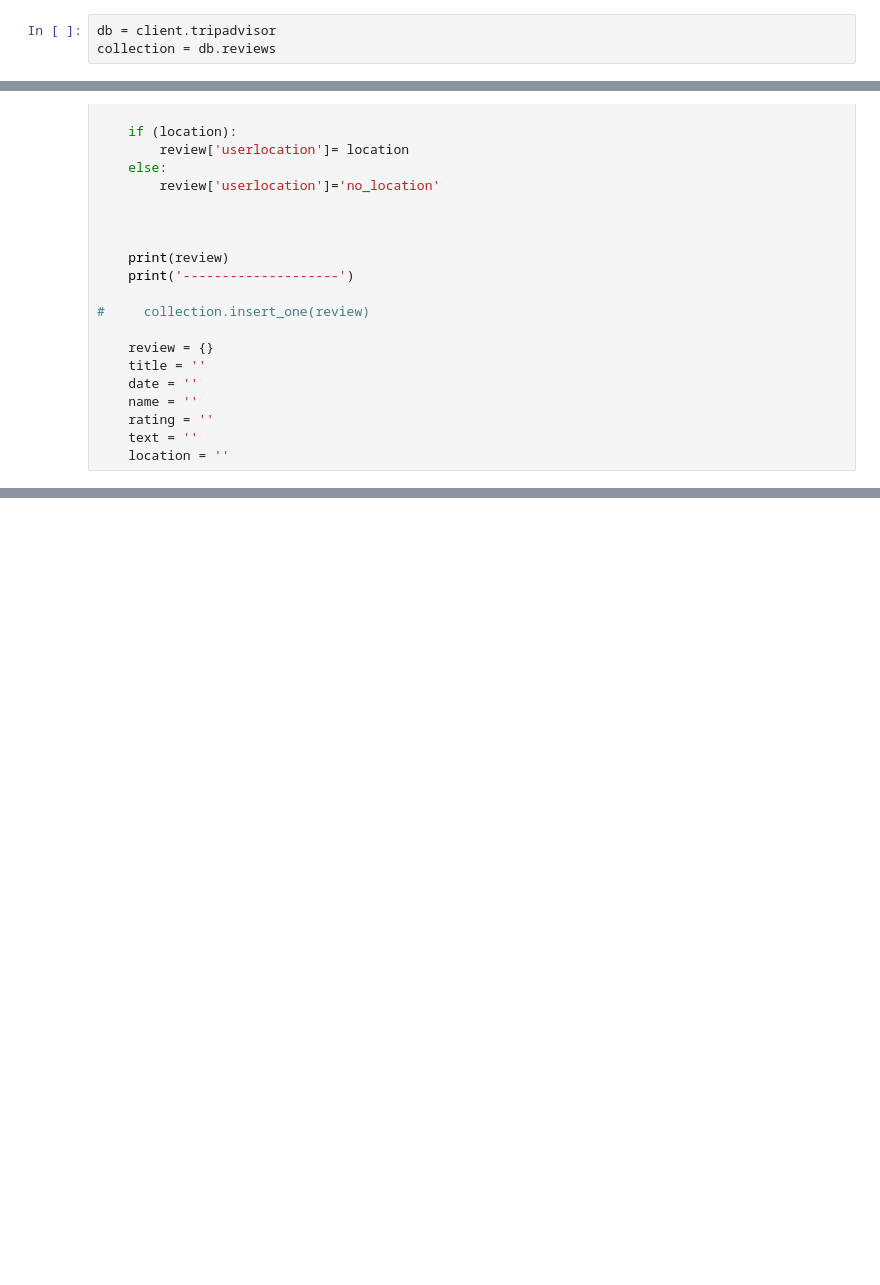
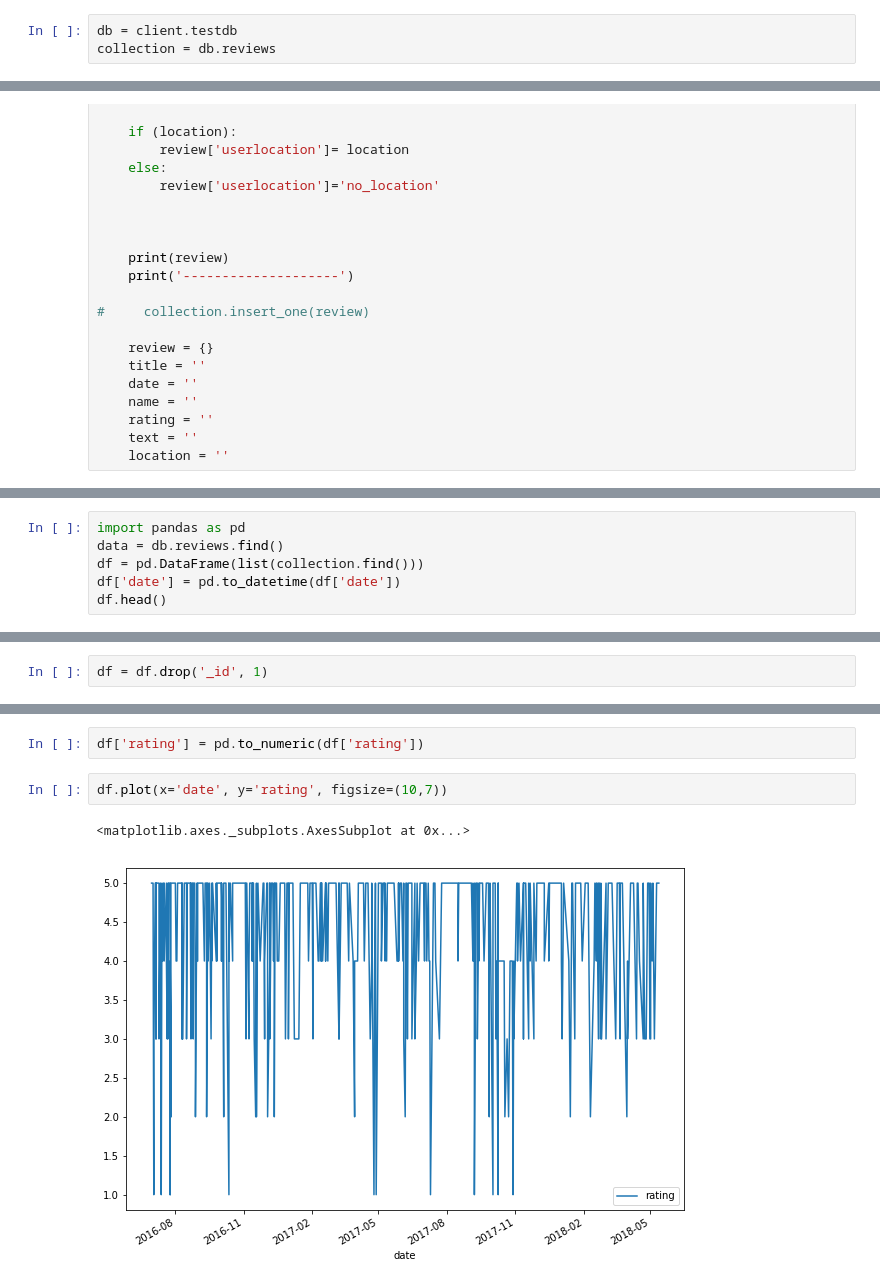
Before and after one commit to Gryazzz/Review, a Jupyter notebook: Reviews.ipynb, the cells around one changed output, grey strips where cells are left out. Drawn from its saved outputs; the diff is of its cells as text; blank space fills up the shorter version.

```diff
--- a/Reviews.ipynb
+++ b/Reviews.ipynb
@@ -16,7 +17,7 @@ browser = Browser('chrome', **executable_path, headless=False)
 conn = 'mongodb://localhost:27017'
 client = pymongo.MongoClient(conn)
 # %%
-db = client.tripadvisor
+db = client.testdb
 collection = db.reviews
 # %%
 url = 'https://www.tripadvisor.com/Restaurant_Review-g28970-d622172-Reviews-Blue_Duck_Tavern-Washington_DC_District_of_Columbia.html'
@@ -164,0 +230,6 @@ except ElementDoesNotExist:
+# %%
+import pandas as pd
+data = db.reviews.find()
+df = pd.DataFrame(list(collection.find()))
+df['date'] = pd.to_datetime(df['date'])
+df.head()
@@ -164,0 +243,2 @@ except ElementDoesNotExist:
+# %%
+df = df.drop('_id', 1)
@@ -164,0 +262,7 @@ except ElementDoesNotExist:
+# %%
+df['rating'] = pd.to_numeric(df['rating'])
+# %%
+df.plot(x='date', y='rating', figsize=(10,7))
+# %% [output]
+<matplotlib.axes._subplots.AxesSubplot at 0x...>
+[figure, added]
```
Also changed, not shown: parts of 13 cells of this notebook.
